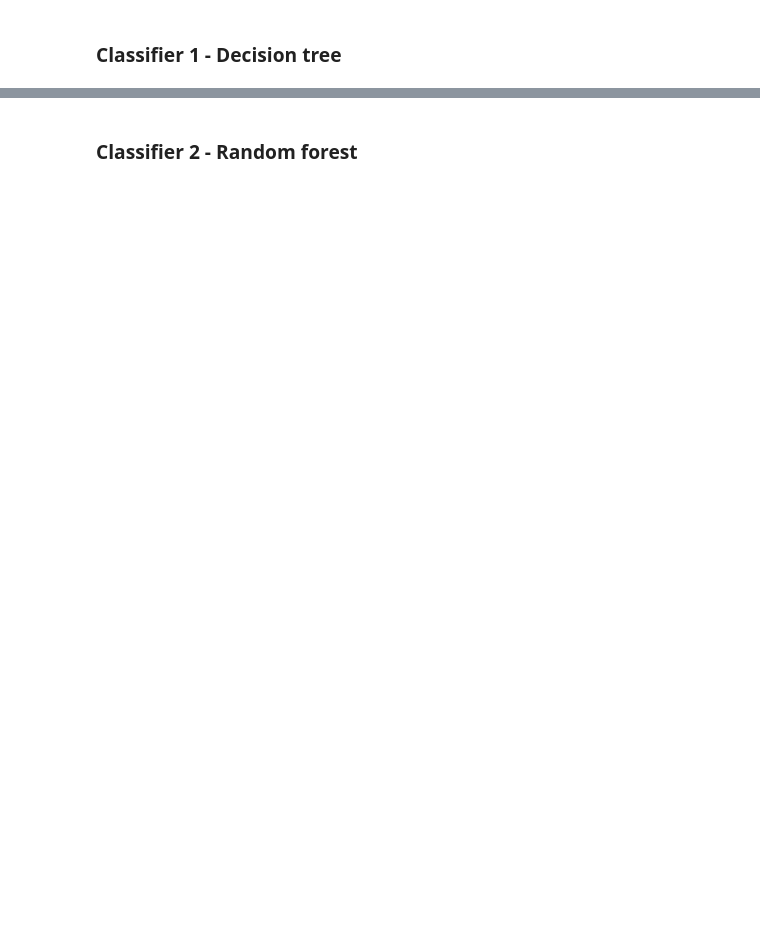
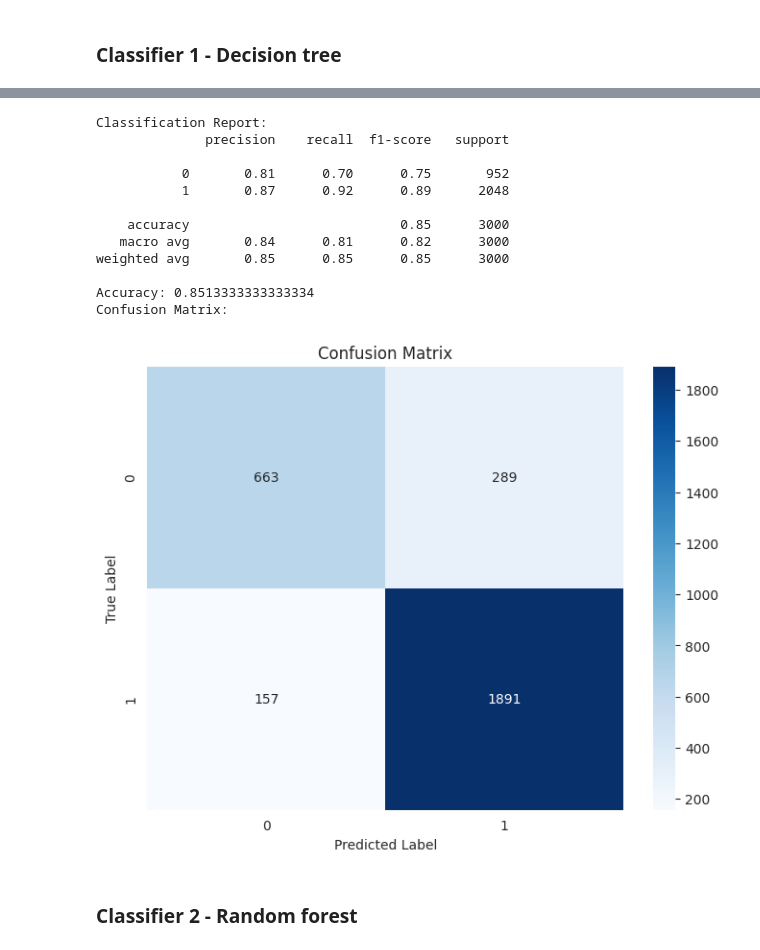
Before and after one commit to baiukov/Employees-satisfaction, a Jupyter notebook: SPZIZ.ipynb, the cells around one changed output, grey strips where cells are left out. Drawn from its saved outputs; the diff is of its cells as text; code cells hidden in the pictures; blank space fills up the shorter version.

```diff
--- a/SPZIZ.ipynb
+++ b/SPZIZ.ipynb
@@ -392,3 +449,38 @@ KeyError: 'is_satisfied'
+# %%
+# Predicting on the test set
+y_pred = dt_classifier.predict(X_test)
+
+# Calculating and printing classification metrics
+print("Classification Report:")
+print(classification_report(y_test, y_pred))
+
+# Calculating and printing accuracy
+accuracy = accuracy_score(y_test, y_pred)
+print(f"Accuracy: {accuracy}")
+
+# Calculating and printing the confusion matrix
+print("Confusion Matrix:")
+
+plt.figure(figsize=(8, 6))
+sns.heatmap(dt_conf_matrix, annot=True, fmt='d', cmap='Blues')
+plt.xlabel('Predicted Label')
+plt.ylabel('True Label')
+plt.title('Confusion Matrix')
+plt.show()
+# %% [output]
+Classification Report:
+              precision    recall  f1-score   support
+
+           0       0.81      0.70      0.75       952
+           1       0.87      0.92      0.89      2048
+
+    accuracy                           0.85      3000
+   macro avg       0.84      0.81      0.82      3000
+weighted avg       0.85      0.85      0.85      3000
+
+Accuracy: 0.8513333333333334
+Confusion Matrix:
+[figure, added]
 # %% [markdown]
 ### Classifier 2 - Random forest
 # %%
```
Also changed, not shown: parts of 32 cells of this notebook, 1 other file.
